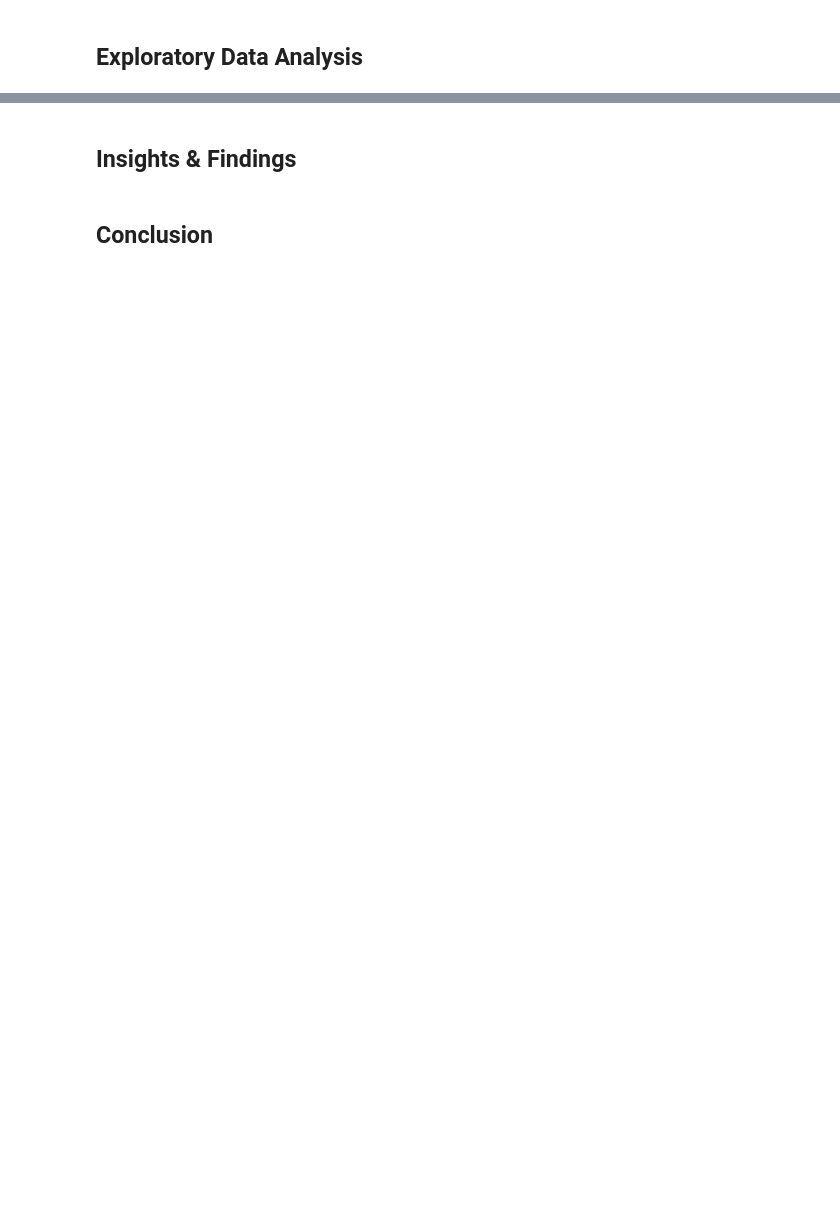
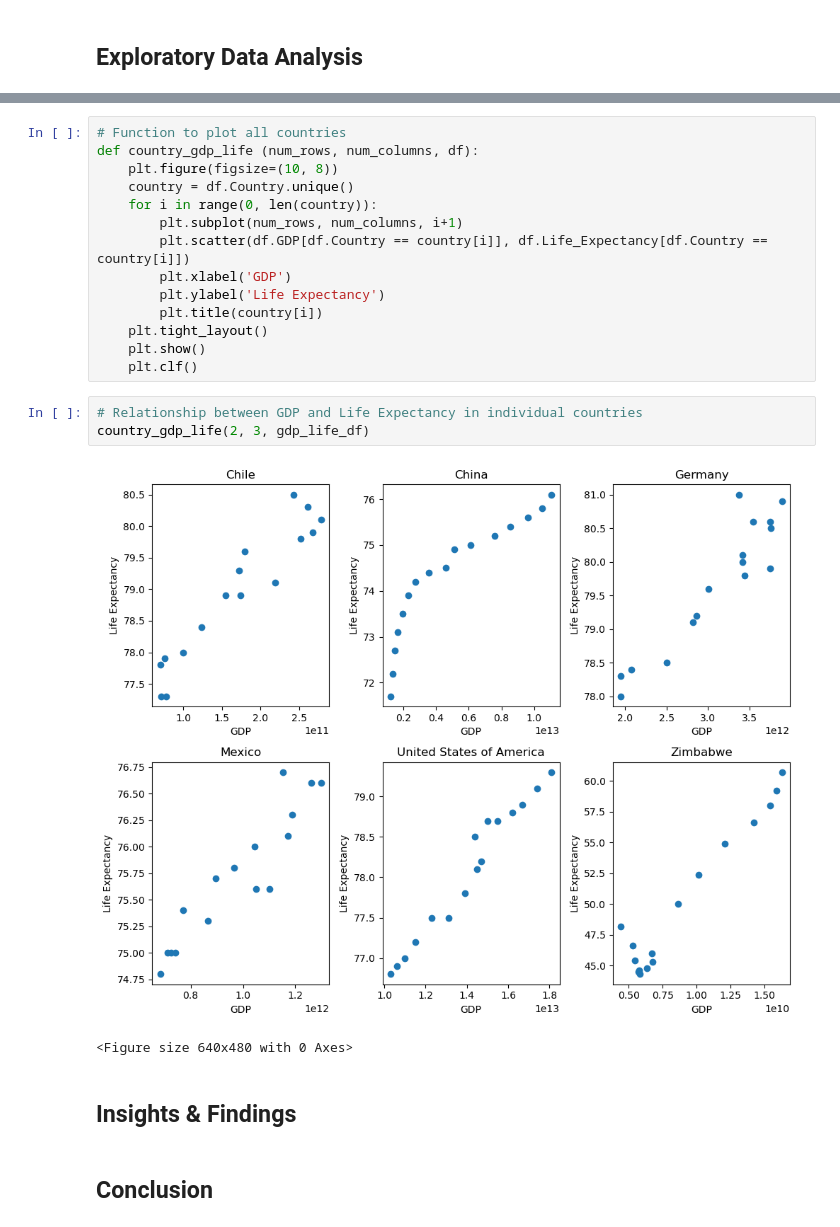
Before and after one commit to CanHergeleci/GDP-Life-Expectancy-Data-Analysis, a Jupyter notebook: life_expectancy_gdp.ipynb, the cells around one changed output, grey strips where cells are left out. Cells and saved outputs as stored; diff of their text form; blank space fills up the shorter version.

```diff
--- a/life_expectancy_gdp.ipynb
+++ b/life_expectancy_gdp.ipynb
@@ -72,3 +86,23 @@ There doesnt seem to be any type conversions required as all columns are in the
+# %%
+# Function to plot all countries
+def country_gdp_life (num_rows, num_columns, df):
+    plt.figure(figsize=(10, 8))
+    country = df.Country.unique()
+    for i in range(0, len(country)):
+        plt.subplot(num_rows, num_columns, i+1)
+        plt.scatter(df.GDP[df.Country == country[i]], df.Life_Expectancy[df.Country == country[i]])
+        plt.xlabel('GDP')
+        plt.ylabel('Life Expectancy')
+        plt.title(country[i])
+    plt.tight_layout()
+    plt.show()
+    plt.clf()
+# %%
+# Relationship between GDP and Life Expectancy in individual countries
+country_gdp_life(2, 3, gdp_life_df)
+# %% [output]
+[figure, added]
+<Figure size 640x480 with 0 Axes>
 # %% [markdown]
 ## Insights & Findings
 # %% [markdown]
```
Also changed, not shown: parts of 3 cells of this notebook.
